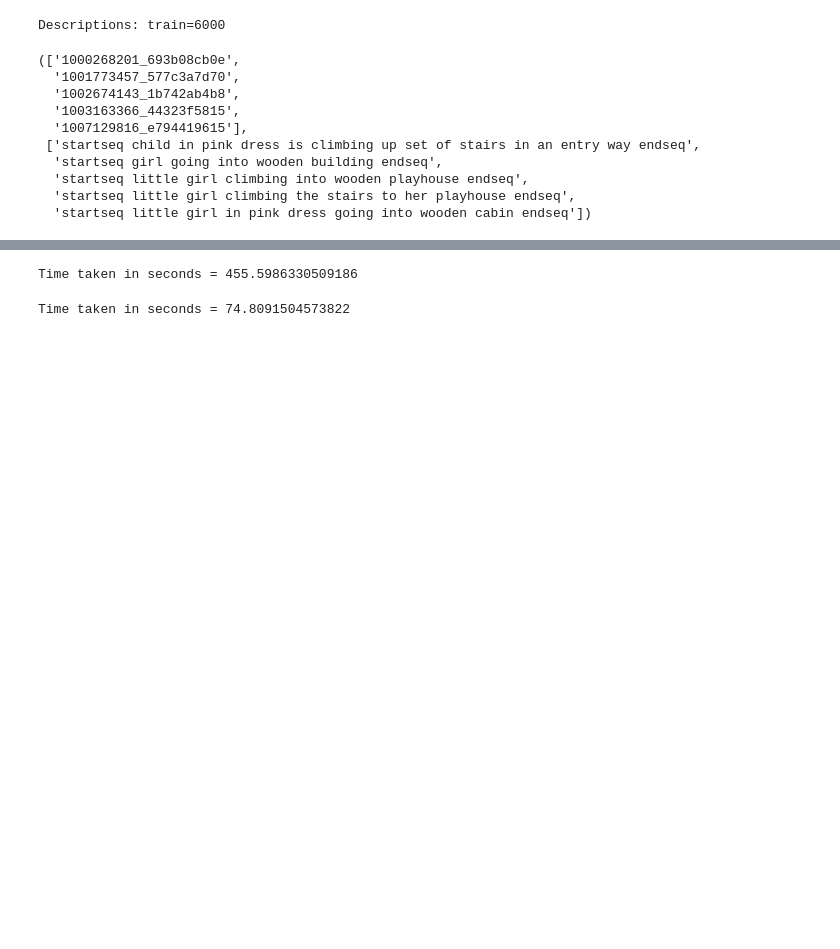
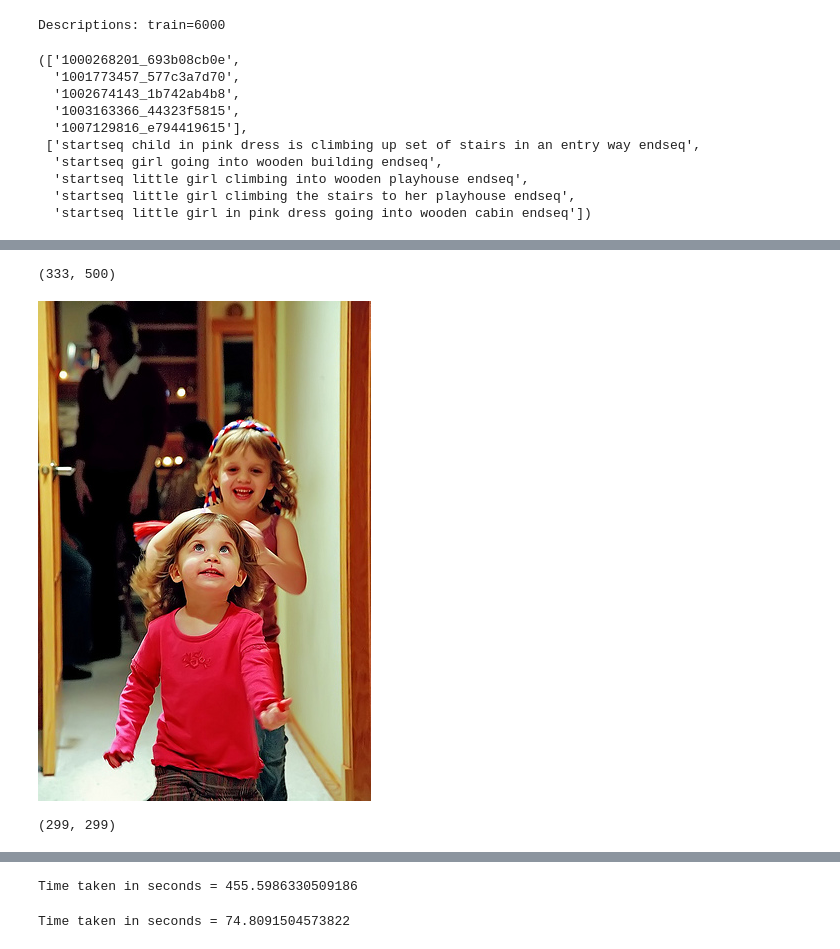
Before and after one commit to chirucodes/aiml, a Jupyter notebook: automatic_image_captioning/ImageCaptionGroup4_BaseLine.ipynb, the cells around one changed output, grey strips where cells are left out. Drawn from its saved outputs; the diff is of its cells as text; code cells hidden in the pictures; blank space fills up the shorter version.

```diff
--- a/automatic_image_captioning/ImageCaptionGroup4_BaseLine.ipynb
+++ b/automatic_image_captioning/ImageCaptionGroup4_BaseLine.ipynb
@@ -413,0 +408,13 @@ Downloading data from https://storage.googleapis.com/tensorflow/keras-applicatio
+# %%
+image_path_tmp = train_img[0]
+# %%
+# Convert all the images to size 299x299 as expected by the inception v3 model
+img_tmp = image.load_img(image_path_tmp) #, target_size=(299, 299))
+# %%
+img_tmp.size
+# %% [output]
+(333, 500)
+# %%
+img_tmp
+# %% [output]
+[figure, added]
@@ -413,0 +423,4 @@ Downloading data from https://storage.googleapis.com/tensorflow/keras-applicatio
+# %%
+img_tmp.size
+# %% [output]
+(299, 299)
```
Also changed, not shown: parts of 21 cells of this notebook.
